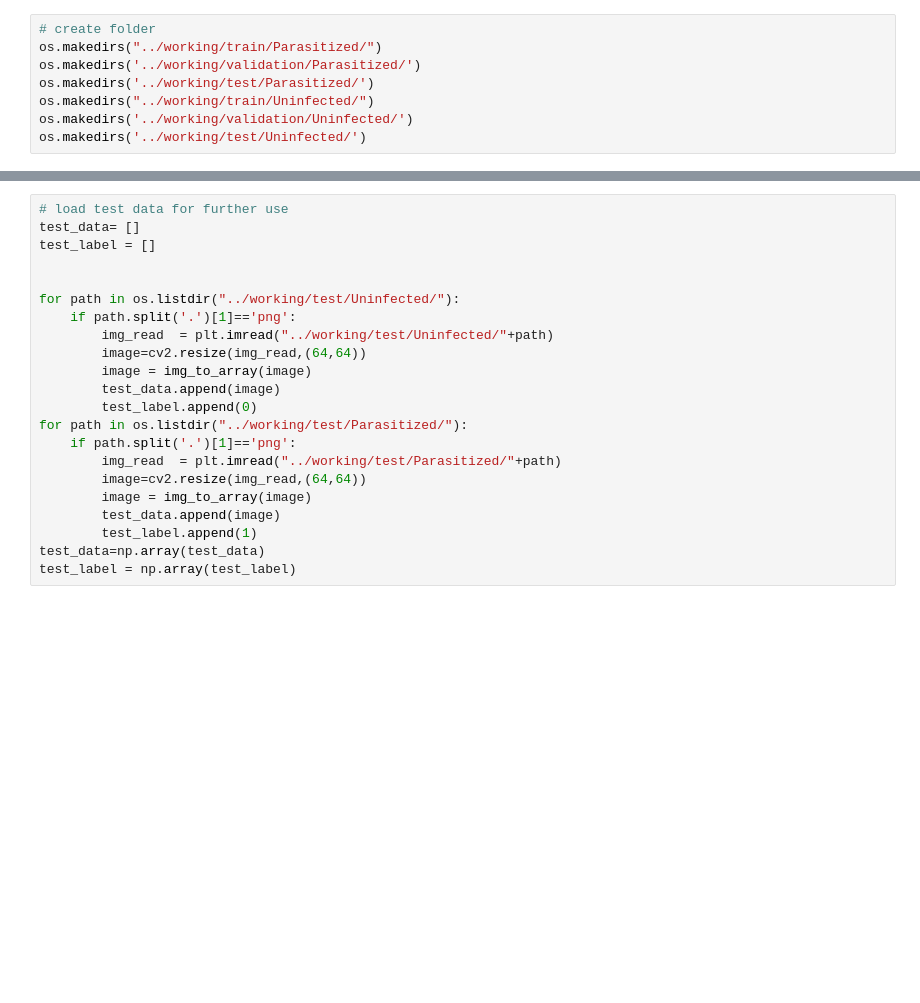
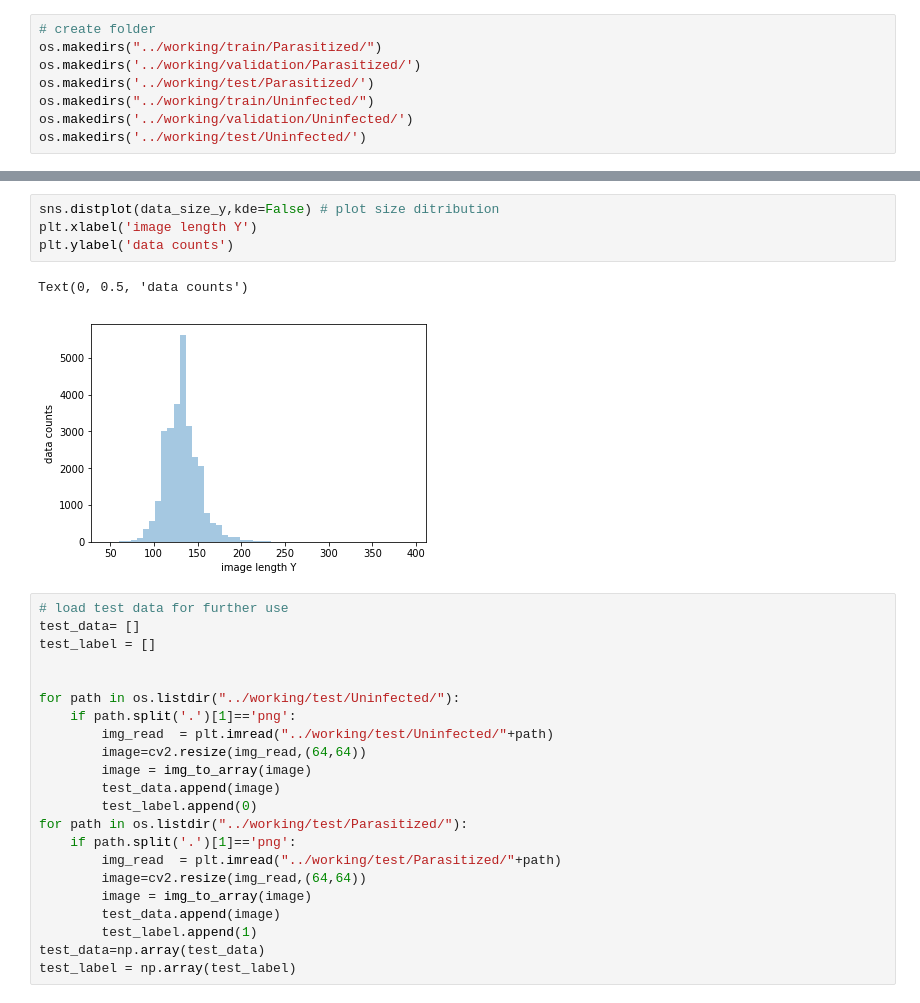
Before and after one commit to vcrice/udacity_project, a Jupyter notebook: capstone_project/capstone_notebook.ipynb, the cells around one changed output, grey strips where cells are left out. Cells and saved outputs as stored; diff of their text form; blank space fills up the shorter version.

```diff
--- a/capstone_project/capstone_notebook.ipynb
+++ b/capstone_project/capstone_notebook.ipynb
@@ -63,3 +119,10 @@ for path in os.listdir("../input/cell_images/cell_images/Uninfected/"):
+# %%
+sns.distplot(data_size_y,kde=False) # plot size ditribution
+plt.xlabel('image length Y')
+plt.ylabel('data counts')
+# %% [output]
+Text(0, 0.5, 'data counts')
+[figure, added]
 # %%
 # load test data for further use
 test_data= []
```
Also changed, not shown: parts of 33 cells of this notebook.
